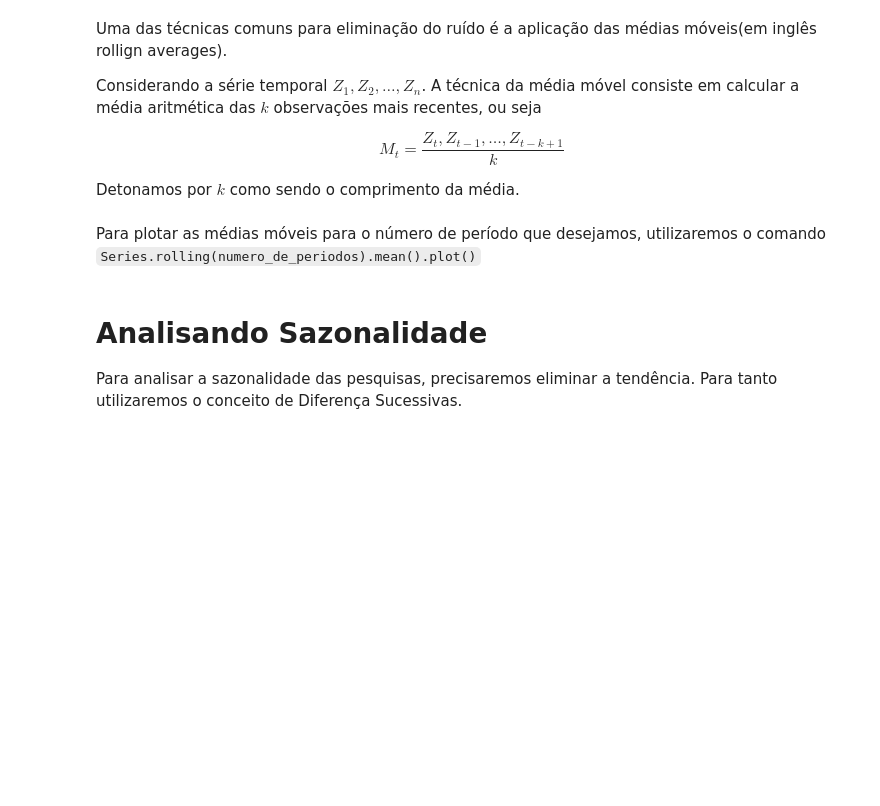
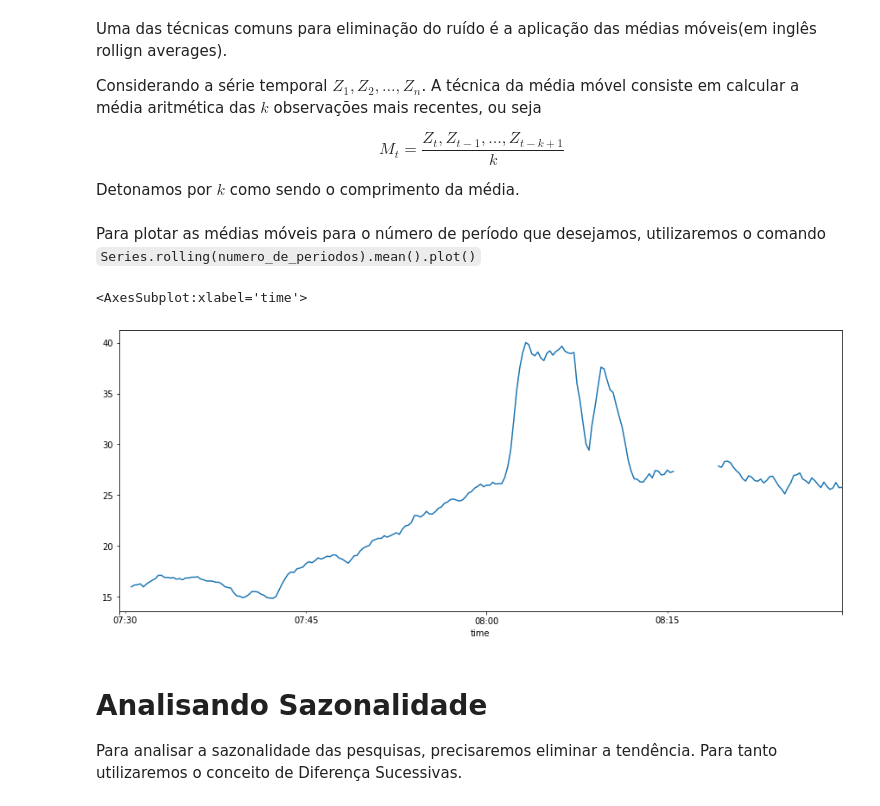
Before and after one commit to Oraculum-Fatec/api-monitoramento-site, a Jupyter notebook: Time_Serires.ipynb, the cells around one changed output. Drawn from its saved outputs; the diff is of its cells as text; code cells hidden in the pictures; blank space fills up the shorter version.

````diff
--- a/Time_Serires.ipynb
+++ b/Time_Serires.ipynb
@@ -123,6 +128,11 @@ $$M_t = \frac{Z_t, Z_{t-1}, \ldots, Z_{t-k+1}}{k}$$
 Detonamos por $k$ como sendo o comprimento da média.
 # %% [markdown]
 Para plotar as médias móveis para o número de período que desejamos, utilizaremos o comando ```Series.rolling(numero_de_periodos).mean().plot()```
+# %%
+df.process_cpu_percent.rolling(5).mean().plot(figsize=(15, 6 ))
+# %% [output]
+<AxesSubplot:xlabel='time'>
+[figure, added]
 # %% [markdown]
 
 # Analisando Sazonalidade
````
Also changed, not shown: parts of 3 cells of this notebook, 3 other files.
